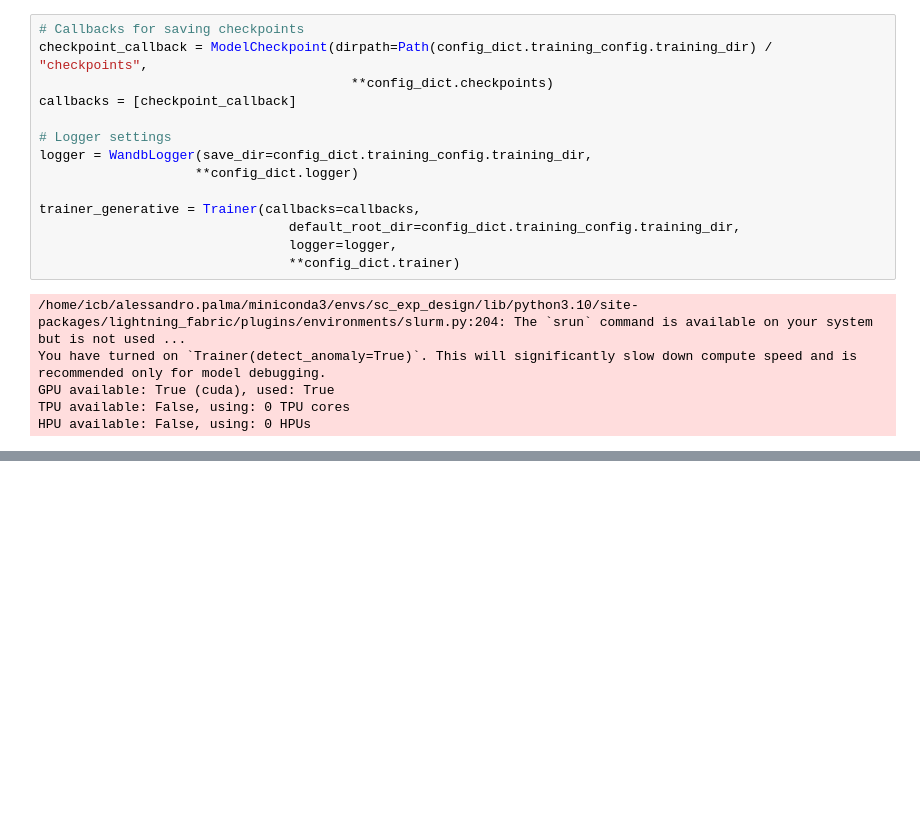
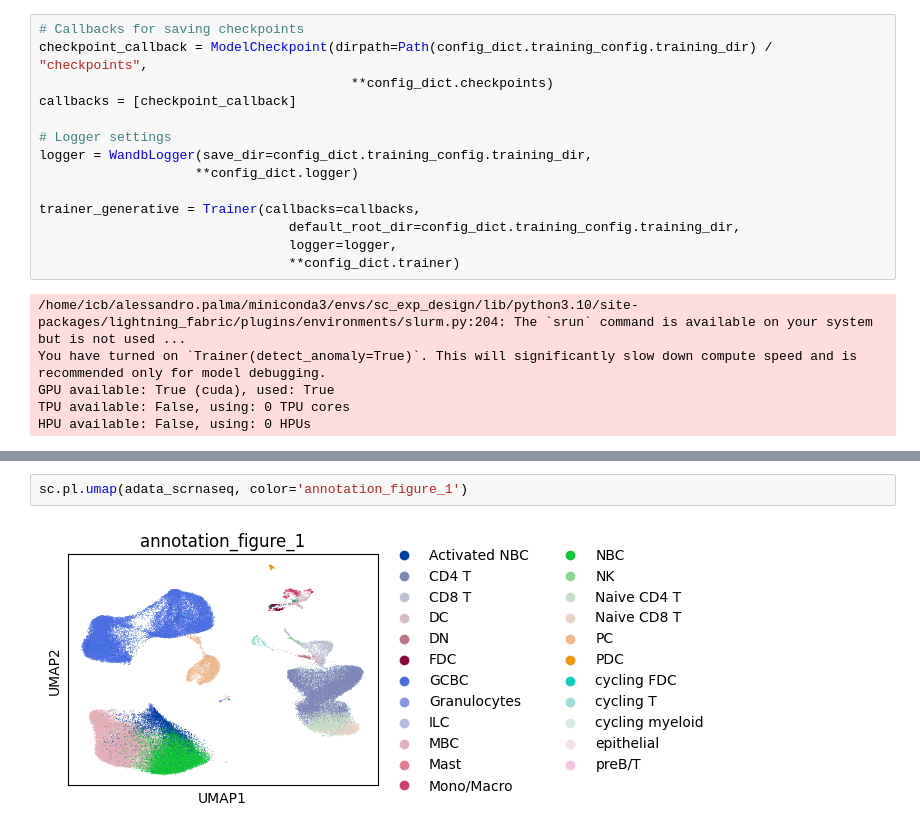
Before and after one commit to allepalma/scportrait_ot, a Jupyter notebook: notebooks/train_model.ipynb, the cells around one changed output, grey strips where cells are left out. Drawn from its saved outputs; the diff is of its cells as text; blank space fills up the shorter version.

```diff
--- a/notebooks/train_model.ipynb
+++ b/notebooks/train_model.ipynb
@@ -116,0 +157,4 @@ LOCAL_RANK: 0 - CUDA_VISIBLE_DEVICES: [MIG-c1581d36-4fc7-5d77-974f-dac8cbe41b19]
+# %%
+sc.pl.umap(adata_scrnaseq, color='annotation_figure_1')
+# %% [output]
+[figure, added]
```
Also changed, not shown: parts of 11 cells of this notebook, 3 other files.
